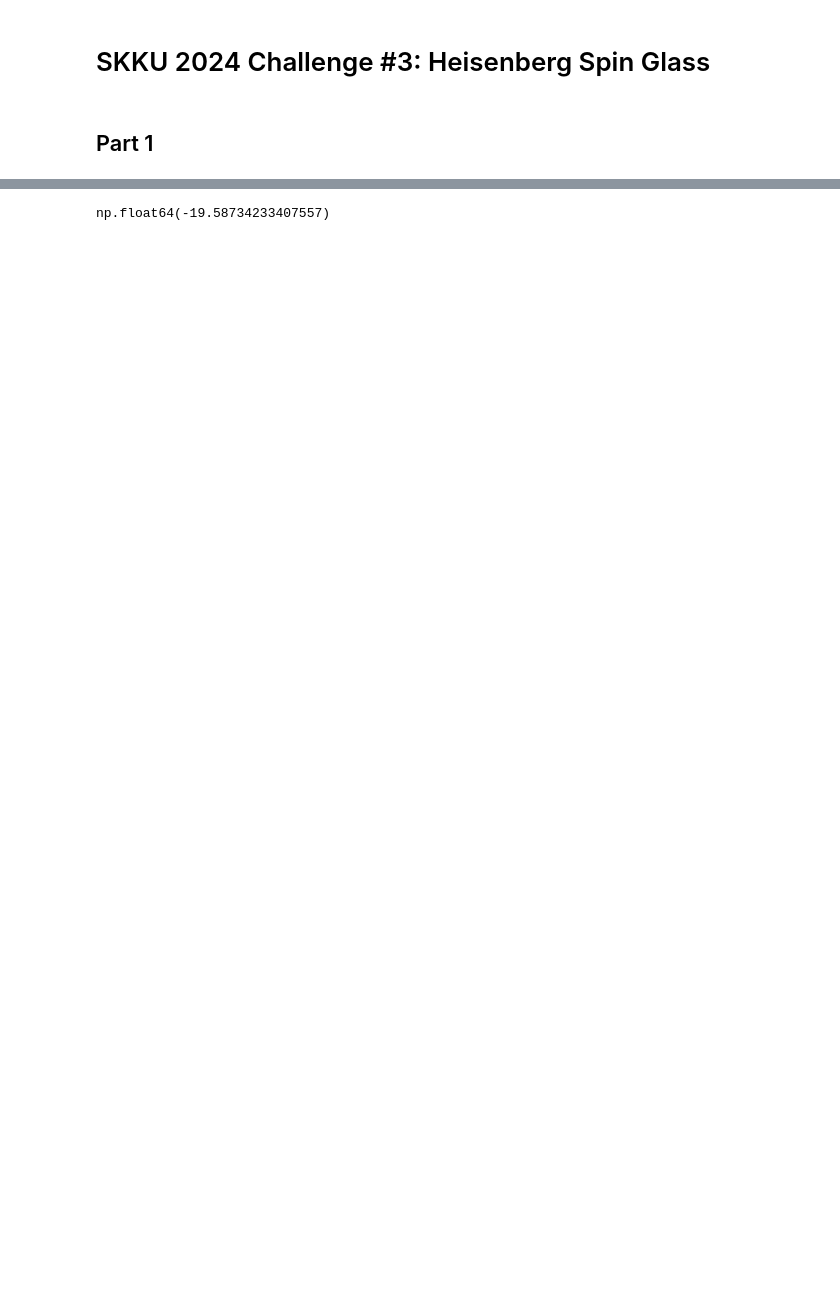
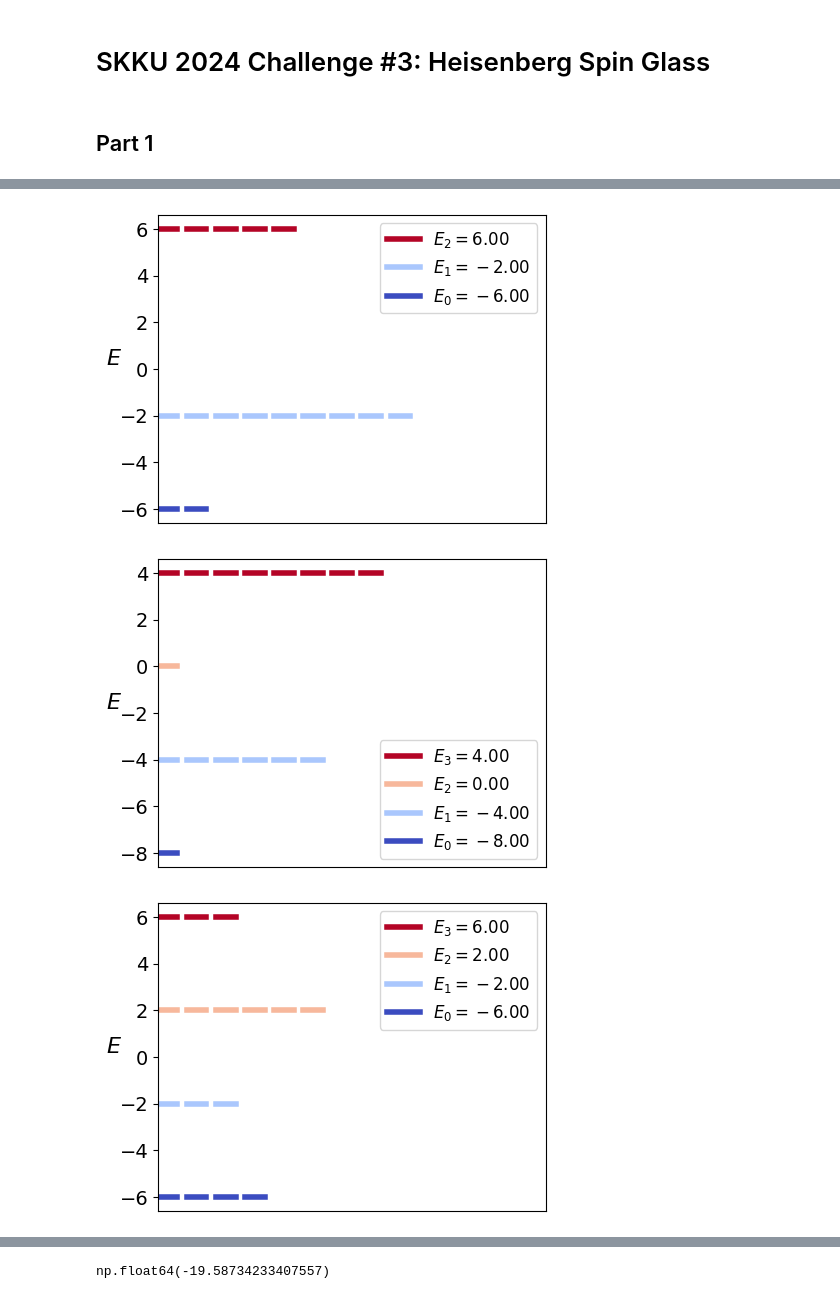
Before and after one commit to Waterbird20/QuantumChallenge, a Jupyter notebook: Prob3/src/prob3.ipynb, the cells around one changed output, grey strips where cells are left out. Saved outputs shown, nothing was run; the diff lists cells and outputs as text; code cells hidden in the pictures; blank space fills up the shorter version.

```diff
--- a/Prob3/src/prob3.ipynb
+++ b/Prob3/src/prob3.ipynb
@@ -188,0 +147,24 @@ for i in eig_spectrum.values():
+# %%
+symmetry_classes = {}
+for coefficient_combination in itertools.product([1, -1], repeat=6):
+    eigenspectrum = H_sg(coefficient_combination, [0, 0, 0, 0])
+    symmetry_classes[coefficient_combination] = eigenspectrum
+
+classified_groups = {}
+unique_eigenspectra = {}
+class_count = 0
+
+for combination, spectrum in symmetry_classes.items():
+    is_duplicate = False
+    for class_id, class_spectrum in unique_eigenspectra.items():
+        if np.allclose(class_spectrum, spectrum._eigenSpectrum()):
+            is_duplicate = True
+            classified_groups[class_id].append(combination)
+            break
+
+    if is_duplicate:
+        continue
+    else:
+        class_count += 1
+        classified_groups[class_count] = [combination]
+        unique_eigenspectra[class_count] = spectrum._eigenSpectrum()
@@ -188,0 +191,12 @@ for i in eig_spectrum.values():
+# %%
+idx = 1
+for class_num, set_coefficient in classified_groups.items():
+    example_coefficient = set_coefficient[0]
+    model = H_sg(example_coefficient)
+    fig, ax = model.plot_energy_level()
+    fig.savefig("../report/figure/class_{}.pdf".format(idx))
+    idx += 1
+# %% [output]
+[figure, added]
+[figure, added]
+[figure, added]
```
Also changed, not shown: parts of 18 cells of this notebook, 36 other files.
